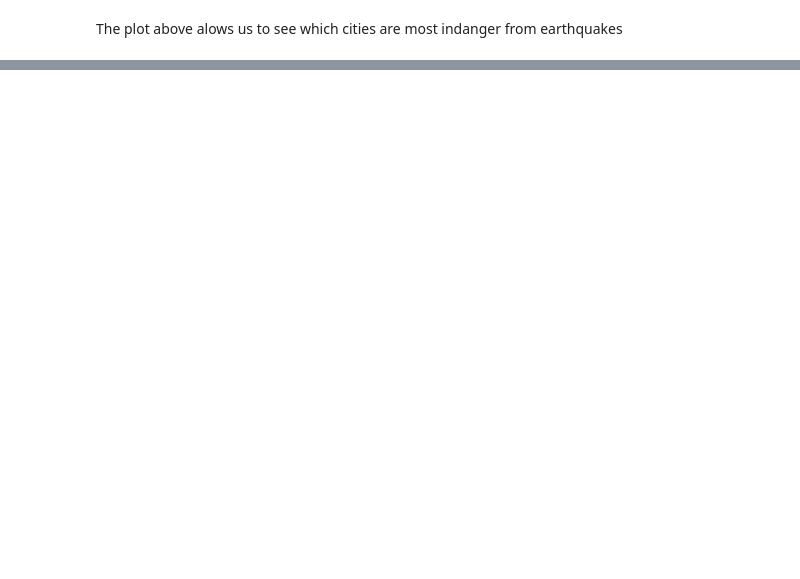
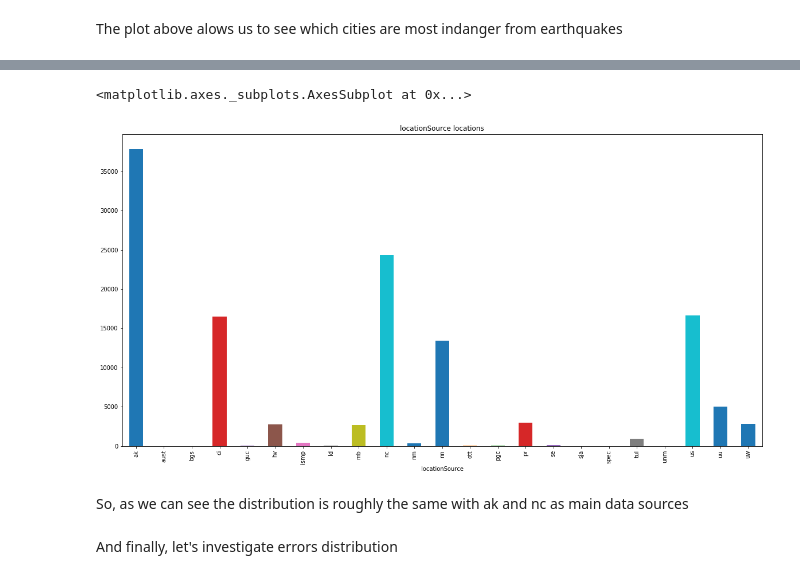
Before and after one commit to andrew-from-lviv/earthquakes-visualization, a Jupyter notebook: plt.ipynb, the cells around one changed output, grey strips where cells are left out. Cells and saved outputs as stored; diff of their text form; code cells hidden in the pictures; blank space fills up the shorter version.

```diff
--- a/plt.ipynb
+++ b/plt.ipynb
@@ -232,0 +244,9 @@ The plot above alows us to see which cities are most indanger from earthquakes
+# %%
+qgdf.groupby(qgdf["locationSource"]).count()['mag'].plot(kind='bar', figsize=(20, 10), title='locationSource locations')
+# %% [output]
+<matplotlib.axes._subplots.AxesSubplot at 0x...>
+[figure, added]
+# %% [markdown]
+So, as we can see the distribution is roughly  the same with ak and nc as main data sources
+# %% [markdown]
+And finally, let's investigate errors distribution
```
Also changed, not shown: parts of 10 cells of this notebook, 1 other file.
